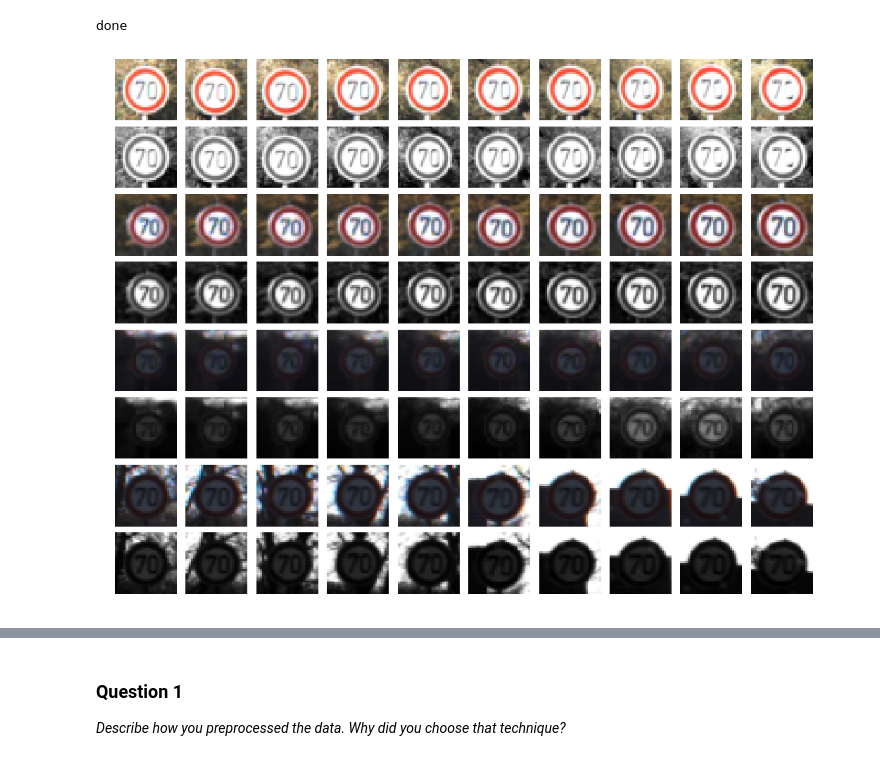
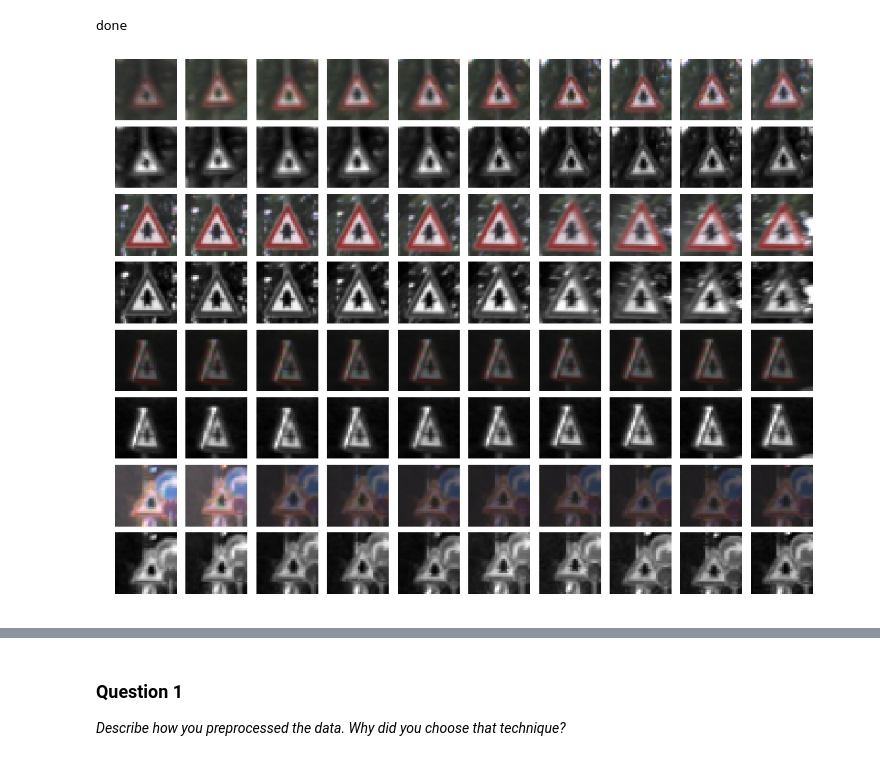
Before and after one commit to ltsimps/Traffic-Classifier-, a Jupyter notebook: Traffic_Sign_Classifier.ipynb, the cells around one changed output, grey strips where cells are left out. Cells and saved outputs as stored; diff of their text form; code cells hidden in the pictures.

```diff
--- a/Traffic_Sign_Classifier.ipynb
+++ b/Traffic_Sign_Classifier.ipynb
@@ -188,25 +188,25 @@ done
 # %%
 # Visualize rgb vs grayscale
 n_rows = 8
 n_cols = 10
-offset = 8000
+offset = 9000
 fig, axs = plt.subplots(n_rows,n_cols, figsize=(18, 14))
 fig.subplots_adjust(hspace = .1, wspace=.001)
 axs = axs.ravel()
 
 for j in range(0,n_rows,2):
     for i in range(n_cols):
         index = i + j*n_cols
         image = X_train_rgb[index + offset]
         axs[index].axis('off')
         axs[index].imshow(image)
     for i in range(n_cols):
         index = i + j*n_cols + n_cols
         image = X_train_gry[index + offset - n_cols].squeeze()
         axs[index].axis('off')
         axs[index].imshow(image, cmap='gray')
 # %% [output]
-[figure, old version]
+[figure, new version]
 # %%
 ## Normalize the train and test datasets to (-1,1)
 
```
Also changed, not shown: parts of 13 cells of this notebook, 9 other files.
